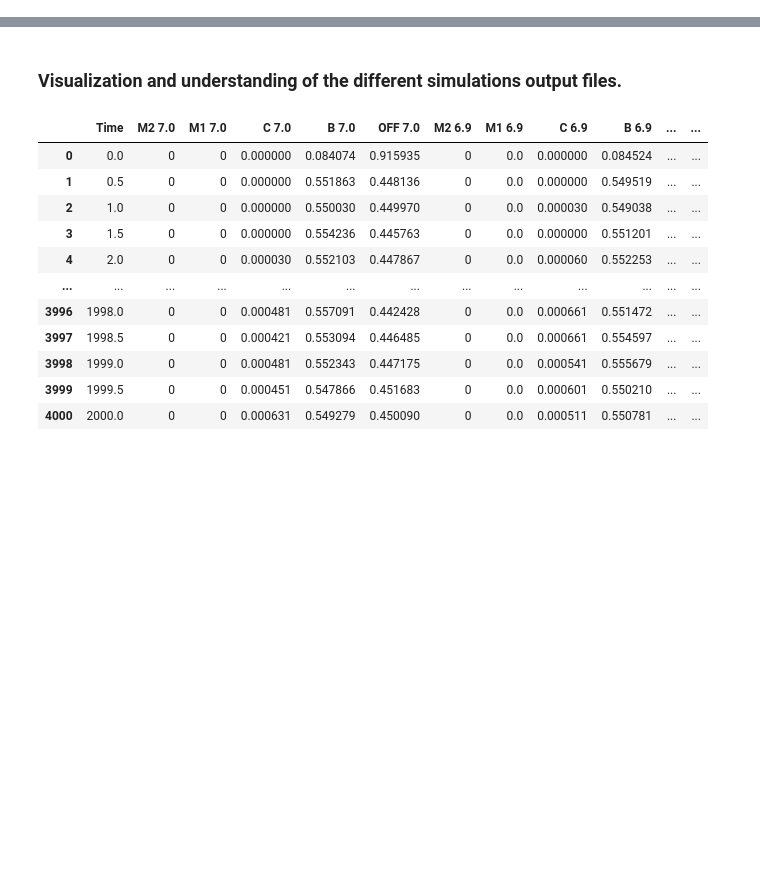
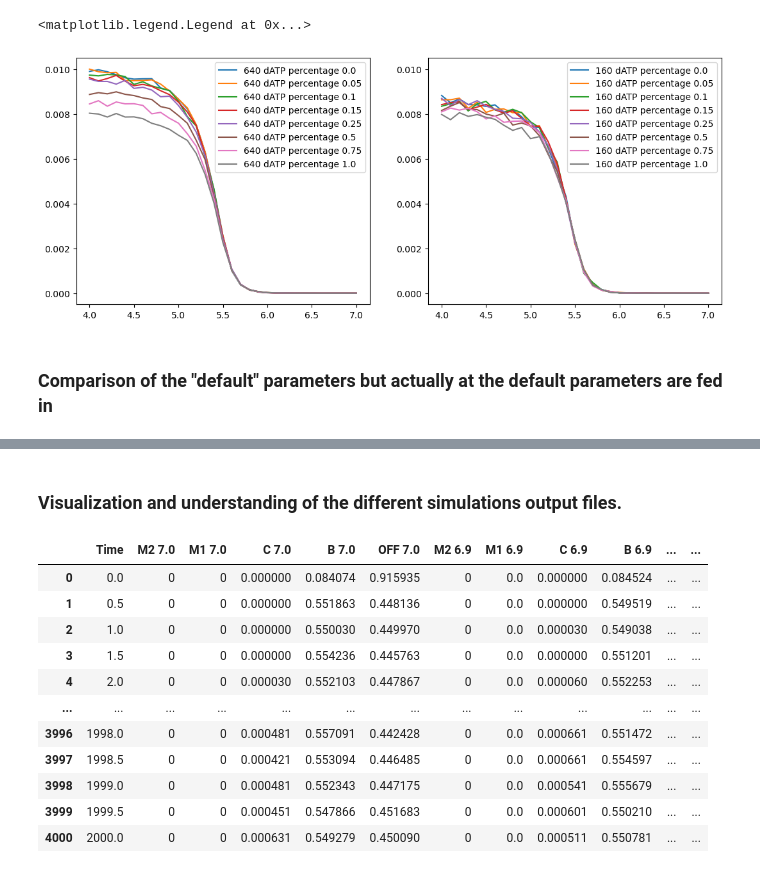
Before and after one commit to marcushock/dATP_multiscale_modeling, a Jupyter notebook: Results Exploration MCMC.ipynb, the cells around one changed output, grey strips where cells are left out. Saved outputs shown, nothing was run; the diff lists cells and outputs as text; code cells hidden in the pictures; blank space fills up the shorter version.

Commit message:
Lots of intermediate analysis trying to figure out the bug, will be useful for visualizing plots, but likely not the data itself

```diff
--- a/Results Exploration MCMC.ipynb
+++ b/Results Exploration MCMC.ipynb
@@ -10,0 +18,12 @@ This is a test to see if I can stash a change.
+# %%
+### Load in the files with 640 repeats and finished at 1555
+#
+file_list = os.listdir('MCMC_simulation_results/')
+
+sweep_640_list = []
+
+for file in file_list:
+    if '241004-1555_MR_640_States_out' in file or '241014-1251__MR_640_States' in file:
+        # print(file)
+        full_path = 'MCMC_simulation_results/'+file
+        sweep_640_list.append(hf.states_structure(full_path))
@@ -10,0 +47,12 @@ This is a test to see if I can stash a change.
+# %%
+### Load in the files with 160 repeats and finished at 1555
+#
+file_list = os.listdir('MCMC_simulation_results/')
+
+sweep_160_list = []
+
+for file in file_list:
+    if '241004-1532_MR_160_States_out' in file or '241014-1253__MR_160_States' in file:
+        # print(file)
+        full_path = 'MCMC_simulation_results/'+file
+        sweep_160_list.append(hf.states_structure(full_path))
@@ -10,0 +89,23 @@ This is a test to see if I can stash a change.
+# %%
+fig, ax = plt.subplots(1,2,figsize = (13,5))
+for dATP in [0,0.05,0.1,0.15,0.25,0.5,0.75,1.0]:
+    for data in sweep_640_list:
+        variable = data.parameters['dATP']
+        if variable == dATP:
+            ax[0].plot(data.force_pCa, label = '640 dATP percentage {}'.format(variable))
+
+    for data in sweep_160_list:
+        variable = data.parameters['dATP']
+        if variable == dATP:
+            ax[1].plot(data.force_pCa,  label = '160 dATP percentage {}'.format(variable))
+
+ax[1].set_ylim(ax[0].get_ylim())
+
+
+ax[0].legend()
+ax[1].legend()
+# %% [output]
+<matplotlib.legend.Legend at 0x...>
+[figure, added]
+# %% [markdown]
+### Comparison of the "default" parameters but actually at the default parameters are fed in
```
Also changed, not shown: parts of 23 cells of this notebook.
